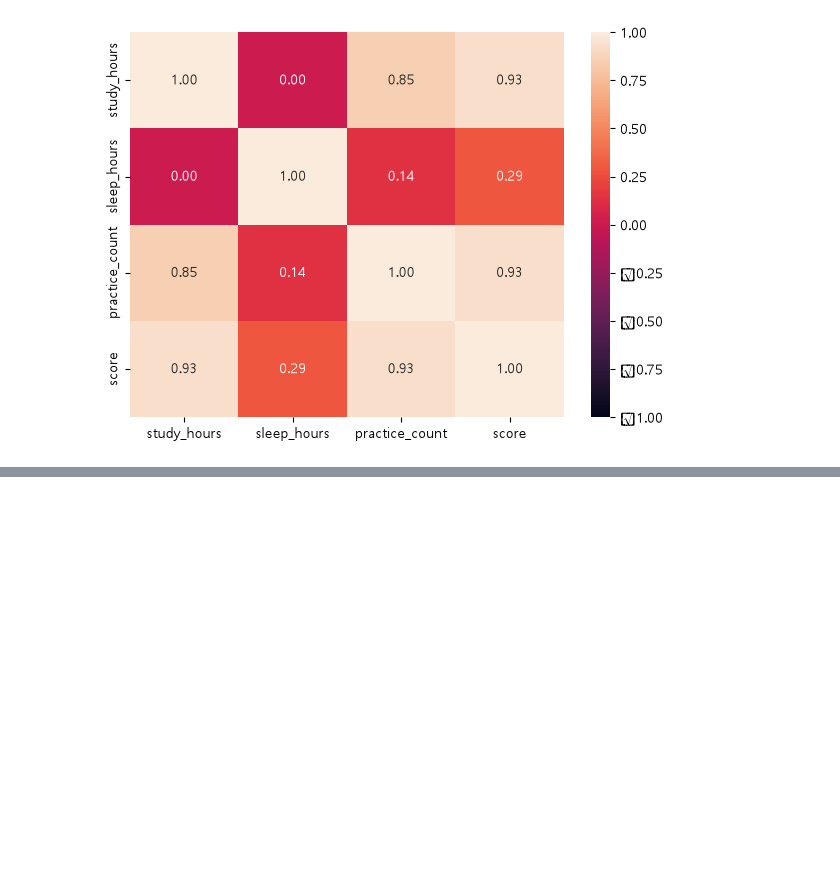
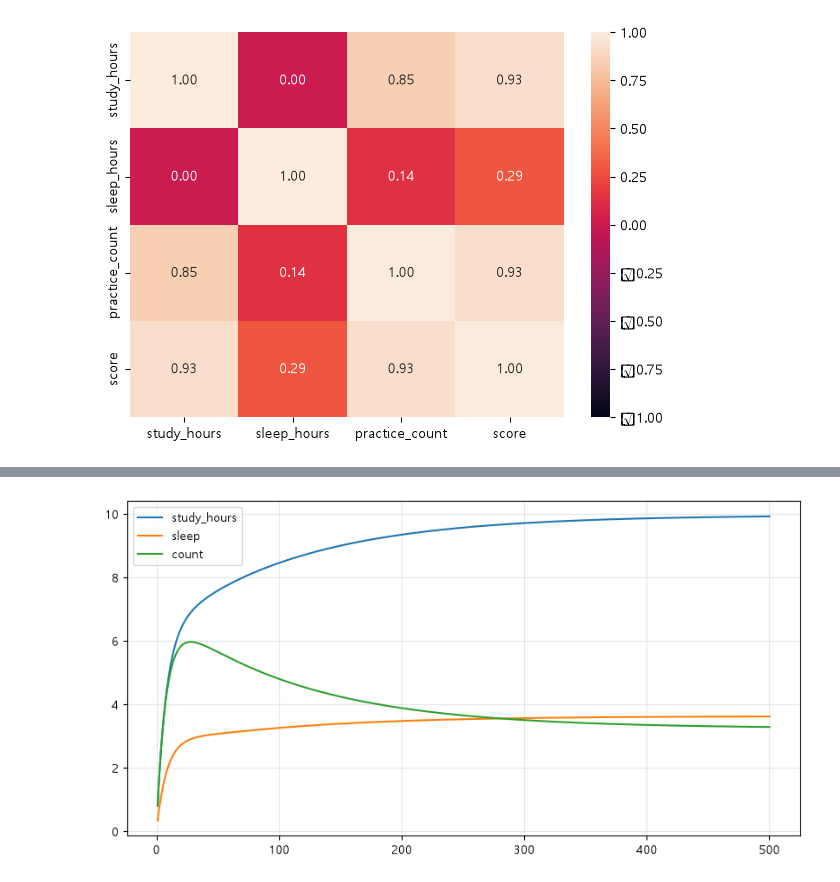
Before and after one commit to Hooni0407/kant_study, a Jupyter notebook: 03_ML/kant_ml/03_ml.ipynb, the cells around one changed output, grey strips where cells are left out. Saved outputs shown, nothing was run; the diff lists cells and outputs as text; code cells hidden in the pictures; blank space fills up the shorter version.

```diff
--- a/03_ML/kant_ml/03_ml.ipynb
+++ b/03_ML/kant_ml/03_ml.ipynb
@@ -396,0 +717,25 @@ plt.show()
+# %%
+fig, axe = plt.subplots(figsize=(10, 5))
+
+axe.plot(
+    history_df["epoch"],
+    history_df["w1"],
+    label="study_hours"
+)
+
+axe.plot(
+    history_df["epoch"],
+    history_df["w2"],
+    label="sleep"
+)
+
+axe.plot(
+    history_df["epoch"],
+    history_df["w3"],
+    label="count"
+)
+plt.legend()
+plt.grid(alpha=0.3)
+plt.show()
+# %% [output]
+[figure, added]
```
Also changed, not shown: parts of 29 cells of this notebook, 2 other files.
